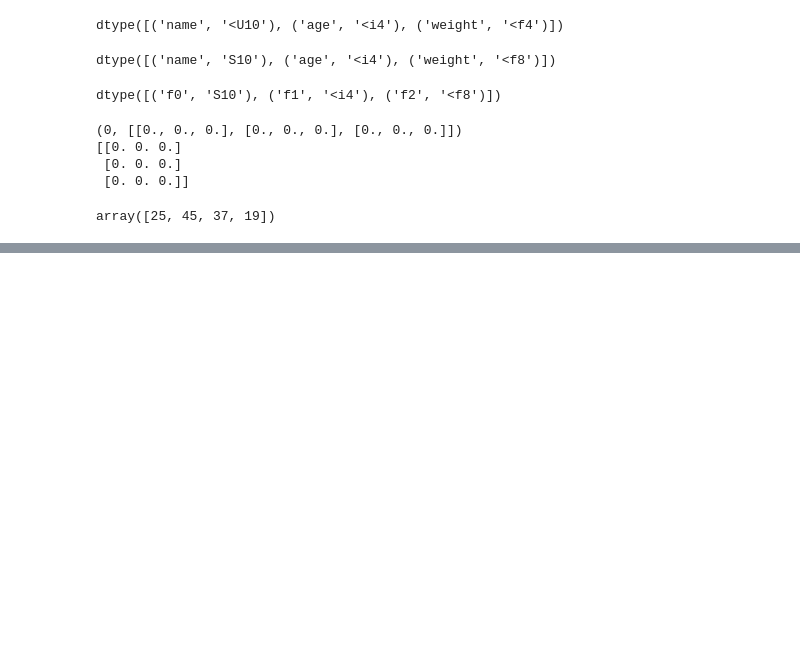
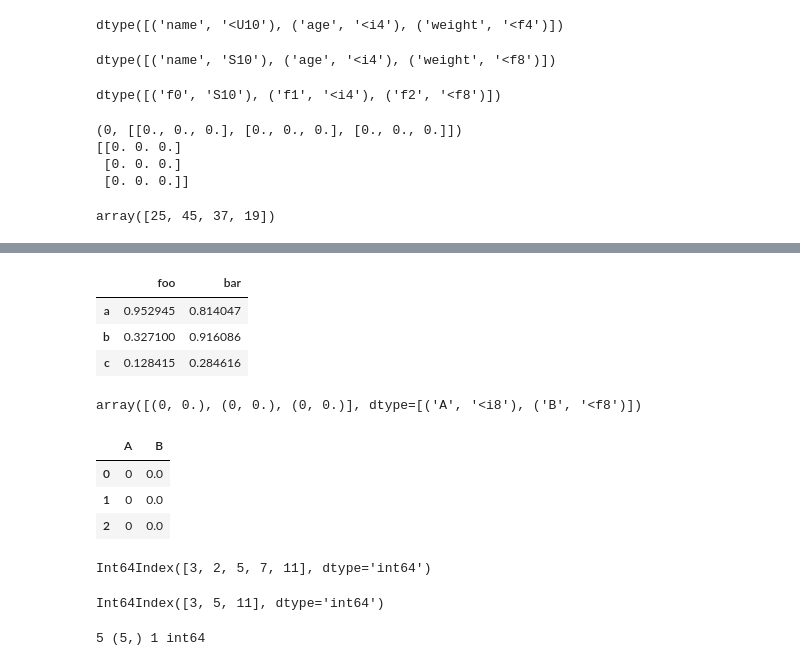
Before and after one commit to NeutrinoZh/python-and-statistics, a Jupyter notebook: NumPy/basic.ipynb, the cells around one changed output, grey strips where cells are left out. Drawn from its saved outputs; the diff is of its cells as text; code cells hidden in the pictures; blank space fills up the shorter version.

```diff
--- a/NumPy/basic.ipynb
+++ b/NumPy/basic.ipynb
@@ -817,0 +969,34 @@ array([25, 45, 37, 19])
+# %%
+pd.DataFrame(np.random.rand(3, 2),
+            columns=['foo', 'bar'],
+            index=['a', 'b', 'c'])
+# %% [output]
+|  | foo | bar |
+| a | 0.952945 | 0.814047 |
+| b | 0.327100 | 0.916086 |
+| c | 0.128415 | 0.284616 |
+# %%
+A = np.zeros(3, dtype=[('A', 'i8'), ('B', 'f8')])
+A
+# %% [output]
+array([(0, 0.), (0, 0.), (0, 0.)], dtype=[('A', '<i8'), ('B', '<f8')])
+# %%
+pd.DataFrame(A)
+# %% [output]
+|  | A | B |
+| 0 | 0 | 0.0 |
+| 1 | 0 | 0.0 |
+| 2 | 0 | 0.0 |
+# %%
+ind = pd.Index([3, 2, 5, 7, 11])
+ind
+# %% [output]
+Int64Index([3, 2, 5, 7, 11], dtype='int64')
+# %%
+ind[::2]
+# %% [output]
+Int64Index([3, 5, 11], dtype='int64')
+# %%
+print(ind.size, ind.shape, ind.ndim, ind.dtype)
+# %% [output]
+5 (5,) 1 int64
```
Also changed, not shown: parts of 20 cells of this notebook.
